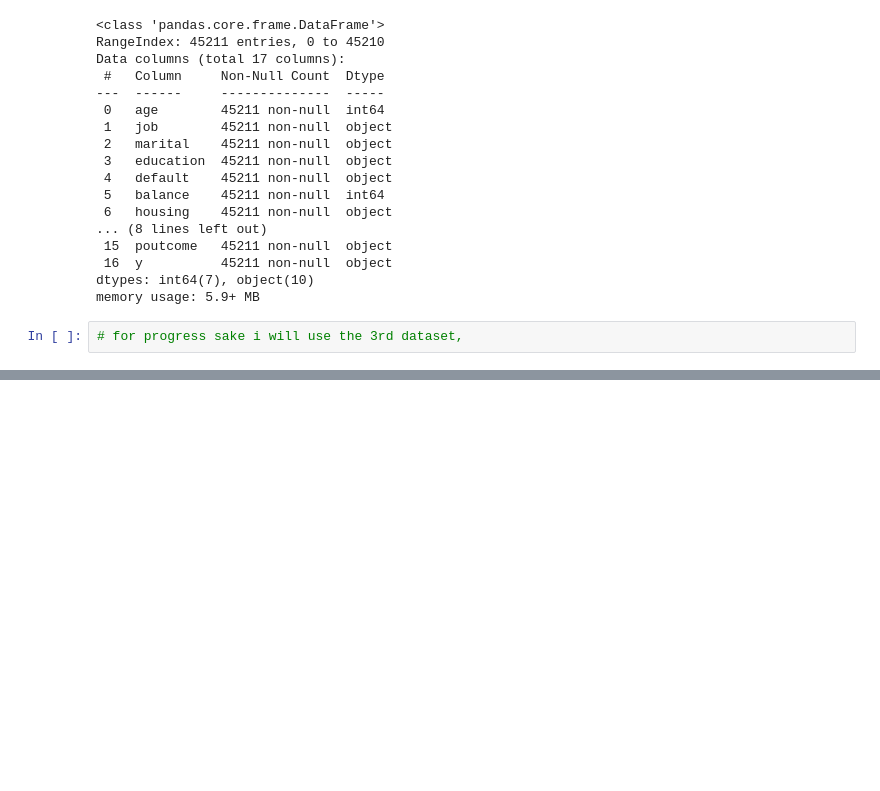
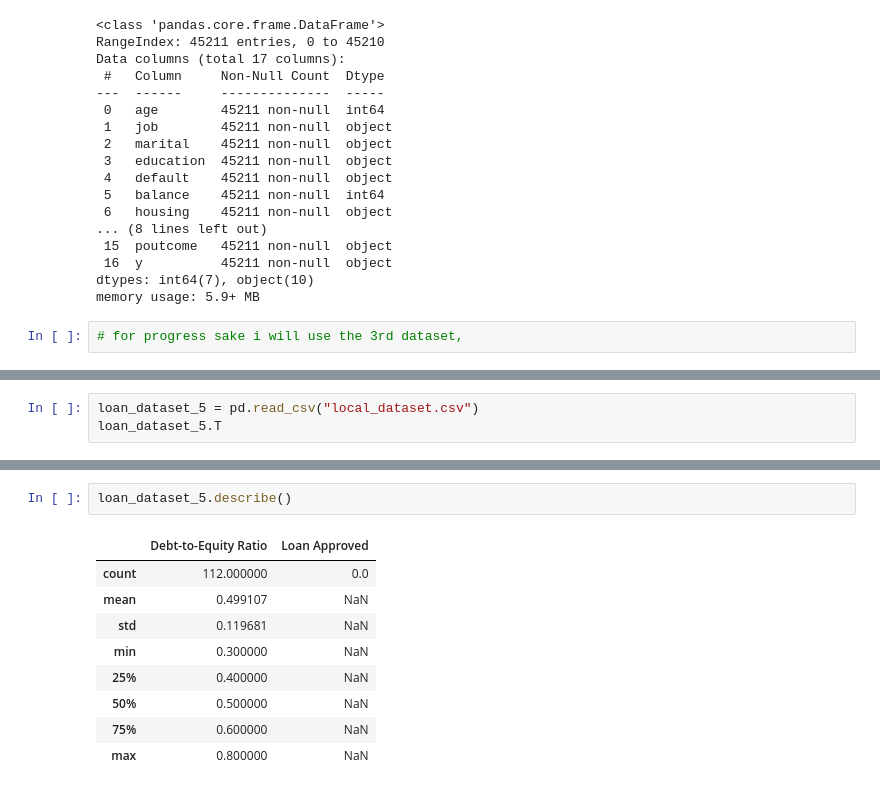
Before and after one commit to GoldenEye37/loan-approval-using-machine-learning-and-external-data-sources, a Jupyter notebook: loan_approval_using_machine_learning_and_external_data_sources.ipynb, the cells around one changed output, grey strips where cells are left out. Saved outputs shown, nothing was run; the diff lists cells and outputs as text; blank space fills up the shorter version.

```diff
--- a/loan_approval_using_machine_learning_and_external_data_sources.ipynb
+++ b/loan_approval_using_machine_learning_and_external_data_sources.ipynb
@@ -305,0 +308,3 @@ memory usage: 5.9+ MB
+# %%
+loan_dataset_5 = pd.read_csv("local_dataset.csv")
+loan_dataset_5.T
@@ -305,0 +348,12 @@ memory usage: 5.9+ MB
+# %%
+loan_dataset_5.describe()
+# %% [output]
+|  | Debt-to-Equity Ratio | Loan Approved |
+| count | 112.000000 | 0.0 |
+| mean | 0.499107 | NaN |
+| std | 0.119681 | NaN |
+| min | 0.300000 | NaN |
+| 25% | 0.400000 | NaN |
+| 50% | 0.500000 | NaN |
+| 75% | 0.600000 | NaN |
+| max | 0.800000 | NaN |
```
Also changed, not shown: parts of 6 cells of this notebook, 6 other files.
